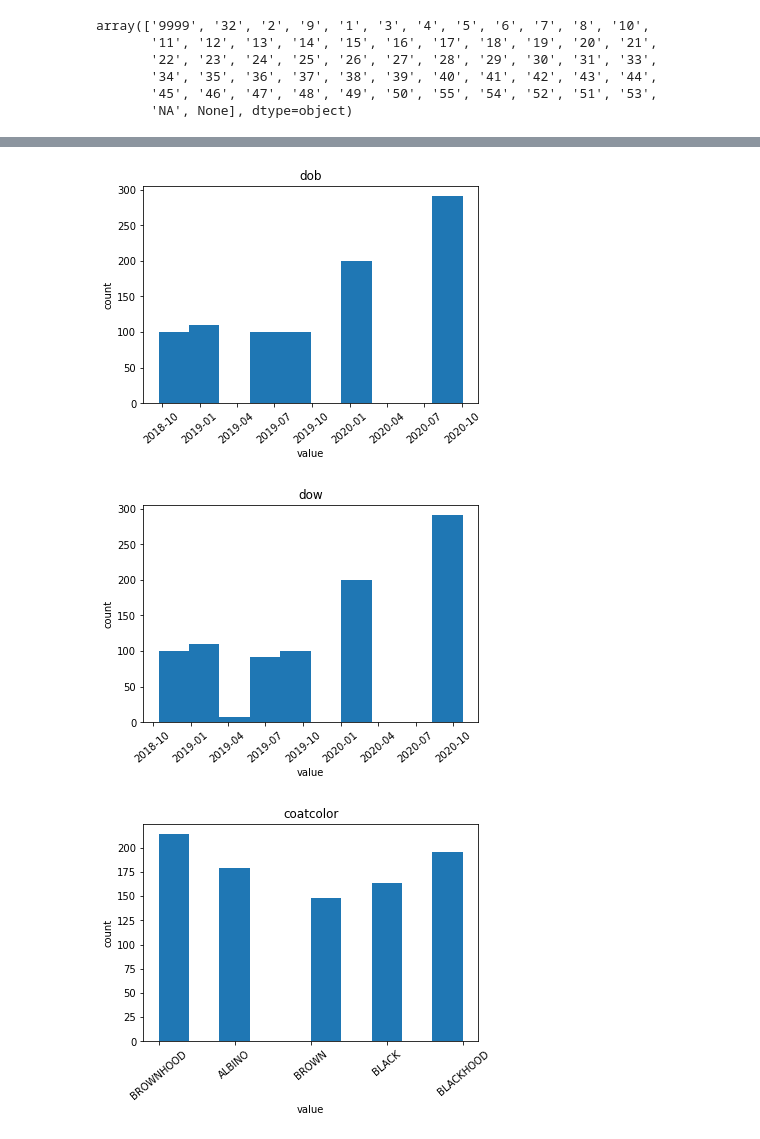
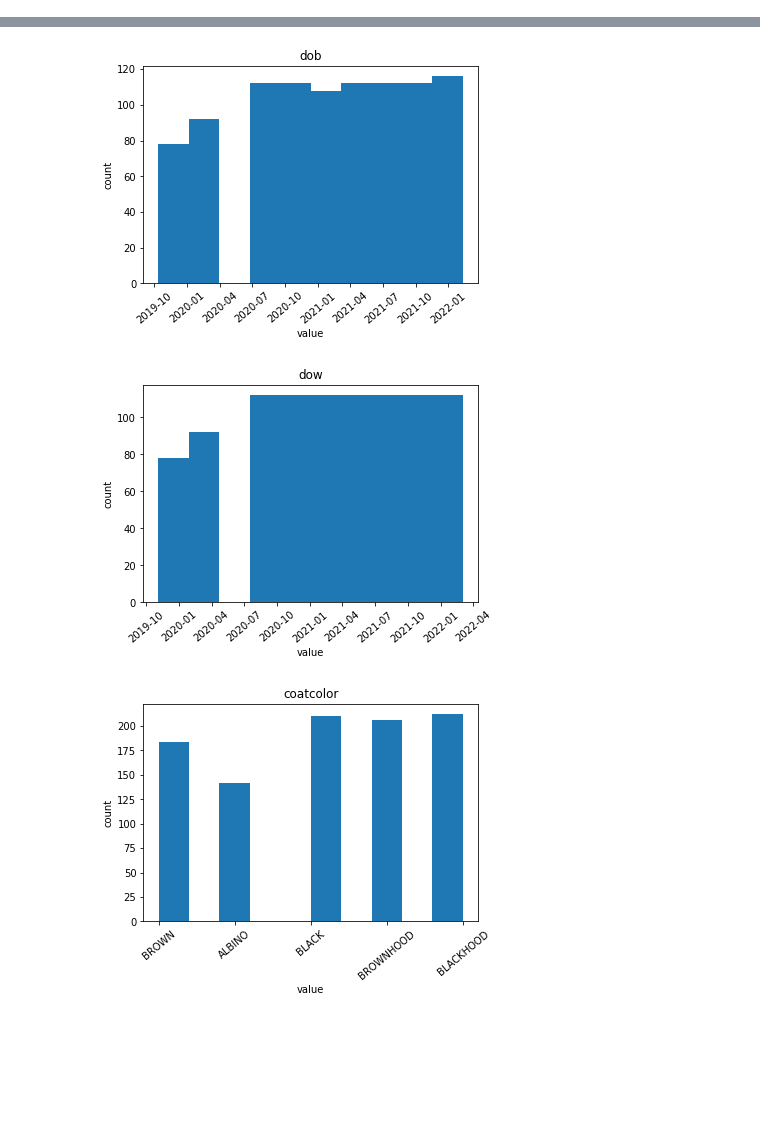
Before and after one commit to Shaezzer/PalmerLab, a Jupyter notebook: QC_WFU_Master.ipynb, the cells around one changed output, grey strips where cells are left out. Drawn from its saved outputs; the diff is of its cells as text; code cells hidden in the pictures; blank space fills up the shorter version.

```diff
--- a/QC_WFU_Master.ipynb
+++ b/QC_WFU_Master.ipynb
@@ -10,8 +10,15 @@ import sqlalchemy
 import matplotlib.pyplot as plt
 import seaborn as sns
 # %%
+projects = ['p50_david_dietz_2020','p50_hao_chen_2020','p50_hao_chen_2020_rnaseq','p50_paul_meyer_2020',
+            'u01_olivier_george_cocaine', 'u01_olivier_george_oxycodone', 'u01_olivier_george_scrub',
+            'U01_peter_kalivas_italy', 'u01_peter_kalivas_us', 'U01_suzanne_mitchell', 'u01_tom_jhou' ]
 def runQuery(query):
-
+    connection = psycopg2.connect(database = "PalmerLab_Datasets",
+                                  user = "postgres",
+                                  password = "palmerlab-amapostgres",
+                                  host = "palmerlab-main-database-c2021-08-02.c6sgfwysomht.us-west-2.rds.amazonaws.com",
+                                  port = '5432')
     cursor = connection.cursor()
     if "SELECT" in query:
         table = pd.read_sql(query, con = connection)
@@ -32,6 +39,7 @@ def runQuery(query):
             return table
         else:
             return
-
-
-data = runQuery("SELECT * FROM u01_suzanne_mitchell.wfu_master")
+#change project here
+current_project = projects[0]
+data = runQuery("SELECT * FROM " + current_project + ".wfu_master")
+data = data.replace('nan', np.nan)
@@ -213,5 +371,0 @@ for project in projects:
-# %%
-data['rfid'] = data['rfid'].astype(str)
-data['last_5'] = data['rfid'].str.replace('9330003200','')
-data['last_5'] = data['last_5'].str.replace('9330003201','')
-data
@@ -232,10 +372 @@ data
-# %%
-data.housingbox.unique()
-# %% [output]
-array(['9999', '32', '2', '9', '1', '3', '4', '5', '6', '7', '8', '10',
-       '11', '12', '13', '14', '15', '16', '17', '18', '19', '20', '21',
-       '22', '23', '24', '25', '26', '27', '28', '29', '30', '31', '33',
-       '34', '35', '36', '37', '38', '39', '40', '41', '42', '43', '44',
-       '45', '46', '47', '48', '49', '50', '55', '54', '52', '51', '53',
-       'NA', None], dtype=object)
 # %%
@@ -243,5 +374,5 @@ data.to_csv(r'C:\Users\cocoy\Dropbox (Palmer Lab)\Palmer Lab\Shae Ziegler\Suzann
 # %%
-graph_columns = ['cohort','sex','dob','dow','coatcolor','weanage','housingbox']
+graph_columns = ['cohort','sex','dob','dow','coatcolor','weanage']
 for col in graph_columns:
     plt.title(col)
     plt.xlabel('value')
@@ -255,3 +386,3 @@ for col in graph_columns:
-[figure, old version]
+[figure, new version]
-[figure, old version]
+[figure, new version]
-[figure, old version]
+[figure, new version]
```
Also changed, not shown: parts of 14 cells of this notebook, 1 other file.
